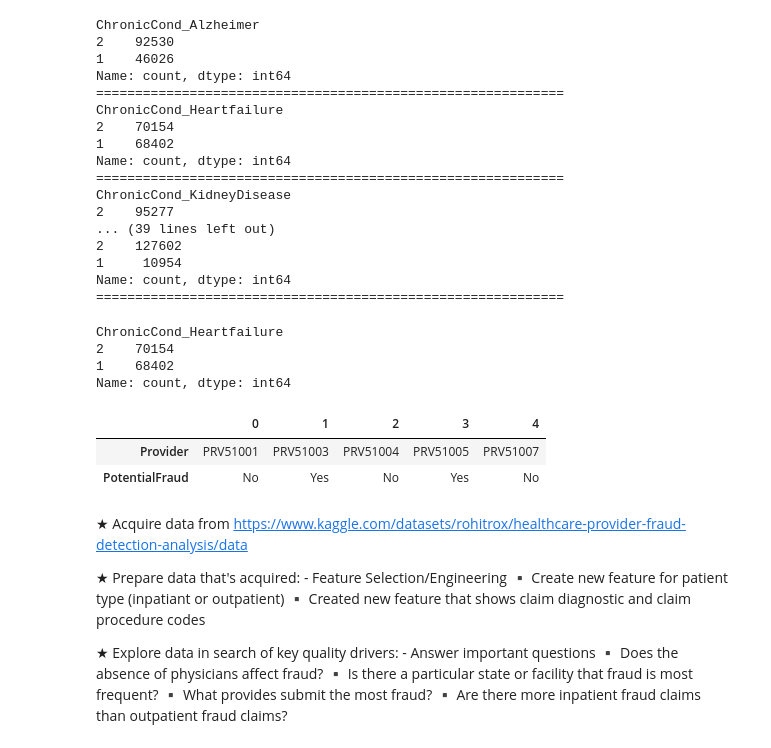
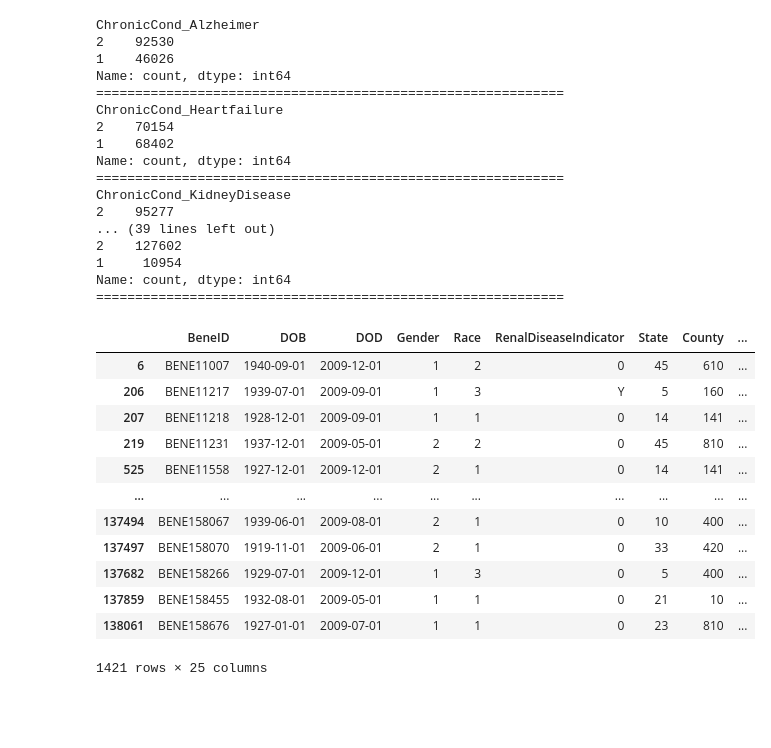
Before and after one commit to AswathyRadha100/Fraud_Detection_In_Healthcare, a Jupyter notebook: Workbooks/Ramiro/draft_health_care_fraud.ipynb, the cells around one changed output. Drawn from its saved outputs; the diff is of its cells as text; code cells hidden in the pictures; blank space fills up the shorter version.

```diff
--- a/Workbooks/Ramiro/draft_health_care_fraud.ipynb
+++ b/Workbooks/Ramiro/draft_health_care_fraud.ipynb
@@ -145,30 +238,19 @@ ChronicCond_KidneyDisease
 1     10954
 Name: count, dtype: int64
 ============================================================
-# %%
-train_benificiart_df.ChronicCond_Heartfailure.value_counts()
-# %% [output]
-ChronicCond_Heartfailure
-2    70154
-1    68402
-Name: count, dtype: int64
-# %%
-train_df.head().T
-# %% [output]
-|  | 0 | 1 | 2 | 3 | 4 |
-| Provider | PRV51001 | PRV51003 | PRV51004 | PRV51005 | PRV51007 |
-| PotentialFraud | No | Yes | No | Yes | No |
-# %% [markdown]
-★ Acquire data from https://www.kaggle.com/datasets/rohitrox/healthcare-provider-fraud-detection-analysis/data
-
-★ Prepare data that's acquired:
-    - Feature Selection/Engineering
-        ▪ Create new feature for patient type (inpatiant or outpatient)
-        ▪ Created new feature that shows claim diagnostic and claim procedure codes
-
-★ Explore data in search of key quality drivers:
-    - Answer important questions
-        ▪ Does the absence of physicians affect fraud?
-        ▪ Is there a particular state or facility that fraud is most frequent?
-        ▪ What provides submit the most fraud?
-        ▪ Are there more inpatient fraud claims than outpatient fraud claims?
+# %%
+train_beneficiary_df[train_beneficiary_df.DOD.isnull() == False]
+# %% [output]
+|  | BeneID | DOB | DOD | Gender | Race | RenalDiseaseIndicator | State | County | ... |
+| 6 | BENE11007 | 1940-09-01 | 2009-12-01 | 1 | 2 | 0 | 45 | 610 | ... |
+| 206 | BENE11217 | 1939-07-01 | 2009-09-01 | 1 | 3 | Y | 5 | 160 | ... |
+| 207 | BENE11218 | 1928-12-01 | 2009-09-01 | 1 | 1 | 0 | 14 | 141 | ... |
+| 219 | BENE11231 | 1937-12-01 | 2009-05-01 | 2 | 2 | 0 | 45 | 810 | ... |
+| 525 | BENE11558 | 1927-12-01 | 2009-12-01 | 2 | 1 | 0 | 14 | 141 | ... |
+| ... | ... | ... | ... | ... | ... | ... | ... | ... | ... |
+| 137494 | BENE158067 | 1939-06-01 | 2009-08-01 | 2 | 1 | 0 | 10 | 400 | ... |
+| 137497 | BENE158070 | 1919-11-01 | 2009-06-01 | 2 | 1 | 0 | 33 | 420 | ... |
+| 137682 | BENE158266 | 1929-07-01 | 2009-12-01 | 1 | 3 | 0 | 5 | 400 | ... |
+| 137859 | BENE158455 | 1932-08-01 | 2009-05-01 | 1 | 1 | 0 | 21 | 10 | ... |
+| 138061 | BENE158676 | 1927-01-01 | 2009-07-01 | 1 | 1 | 0 | 23 | 810 | ... |
+1421 rows × 25 columns
```
Also changed, not shown: parts of 38 cells of this notebook.
